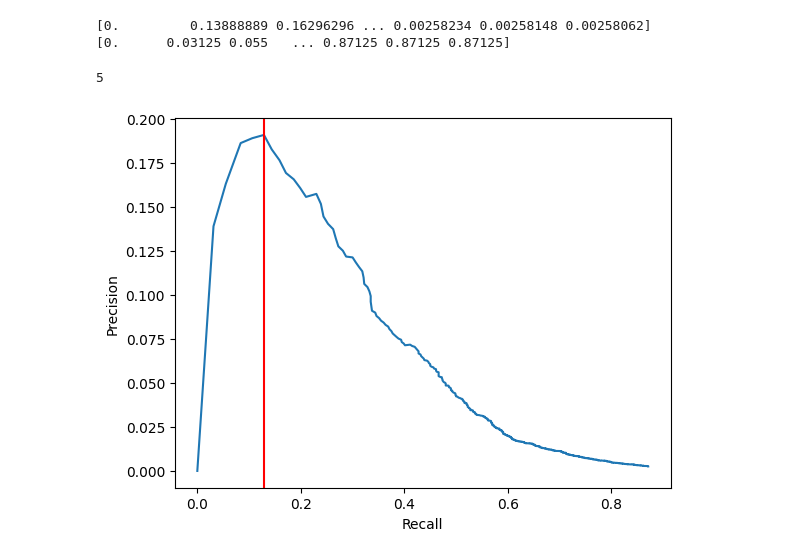
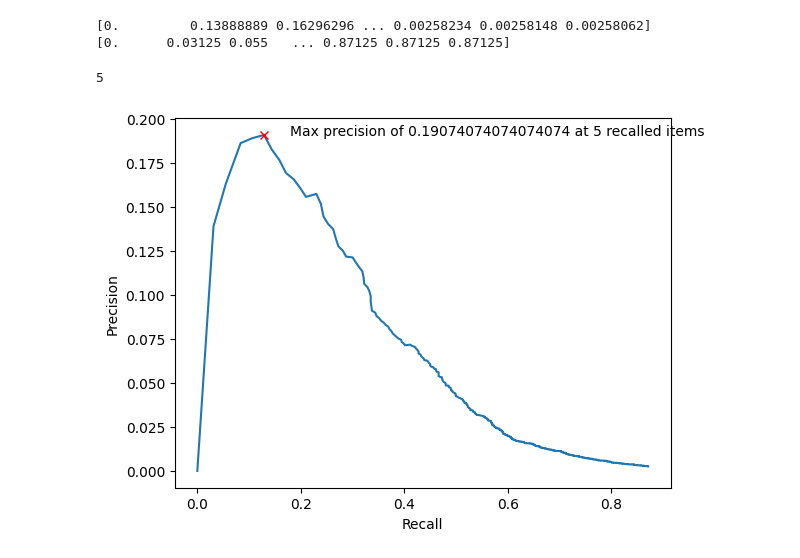
Before and after one commit to tnowak1502/informationretrievalproject, a Jupyter notebook: Precision-Recall-Curve.ipynb, the cells around one changed output. Saved outputs shown, nothing was run; the diff lists cells and outputs as text; code cells hidden in the pictures.

Commit message:
precision-recall curve analysis notebook update

```diff
--- a/Precision-Recall-Curve.ipynb
+++ b/Precision-Recall-Curve.ipynb
@@ -24,12 +24,13 @@ print(xdata)
 # %%
 maxind = np.argmax(ydata)
 print(maxind)
 
 plt.plot(xdata, ydata)
-plt.axvline(xdata[maxind], color="red", label="maximum precision at 5 recalled items")
+plt.plot(xdata[maxind], ydata[maxind], "rx")
+plt.text(xdata[maxind]+0.05, ydata[maxind], "Max precision of " + str(ydata[maxind]) + " at 5 recalled items")
 plt.ylabel("Precision")
 plt.xlabel("Recall")
 plt.show()
 # %% [output]
 5
-[figure, old version]
+[figure, new version]
```
